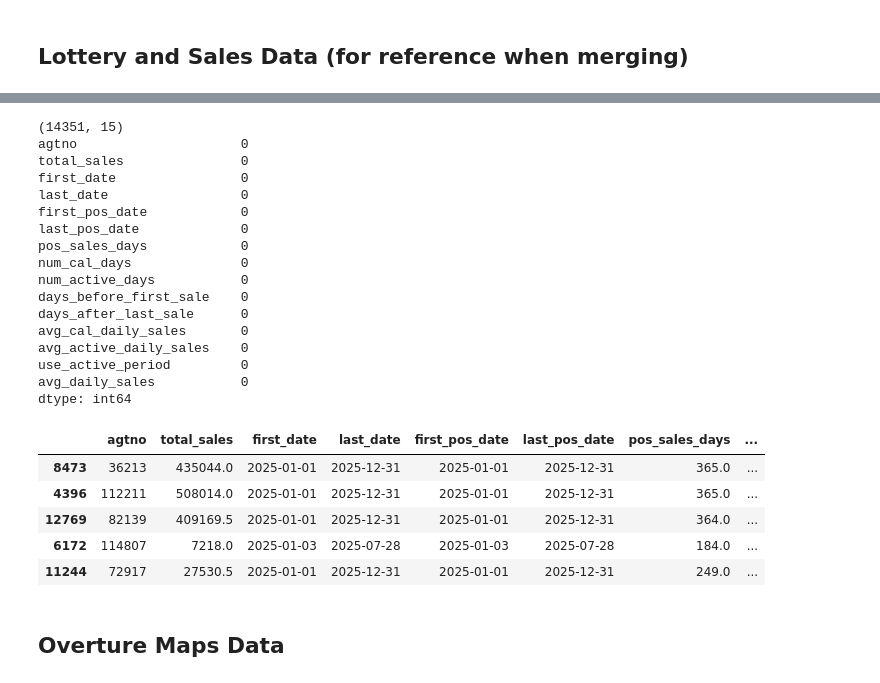
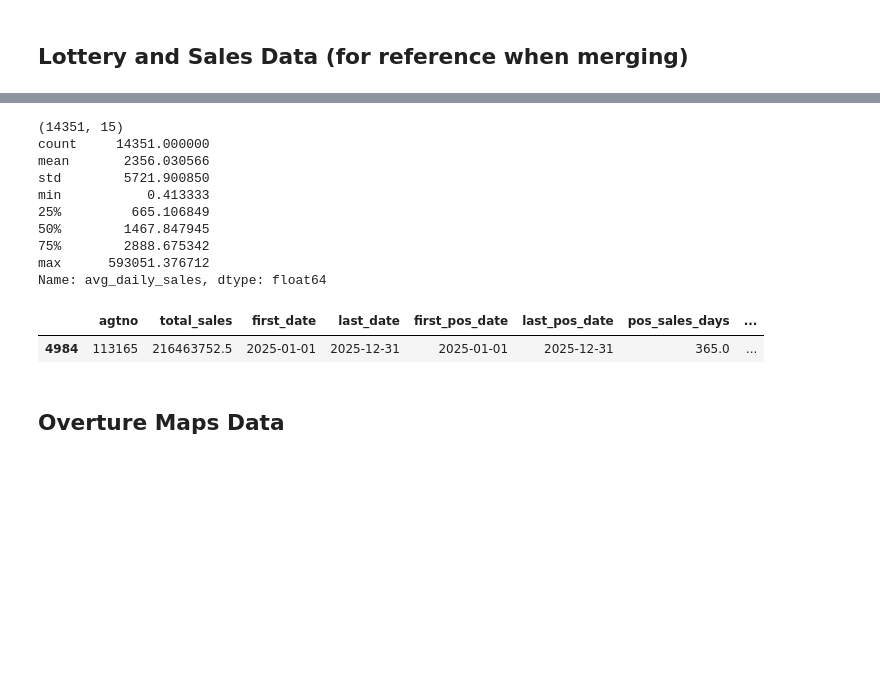
Before and after one commit to Ransommac13/mads_milestone_two, a Jupyter notebook: notebooks/variable_id.ipynb, the cells around one changed output, grey strips where cells are left out. Saved outputs shown, nothing was run; the diff lists cells and outputs as text; code cells hidden in the pictures; blank space fills up the shorter version.

```diff
--- a/notebooks/variable_id.ipynb
+++ b/notebooks/variable_id.ipynb
@@ -72,32 +55,23 @@ lottery_sales_file_path = Path(".").resolve().parent / "data/final/sales_data.pa
 sales_df = pd.read_parquet(str(lottery_sales_file_path))
 # %%
 print(sales_df.shape)
-print(sales_df.isna().sum())
-sales_df.sample(5)
+print(sales_df['avg_daily_sales'].describe())
+
+test_df = sales_df[sales_df['avg_daily_sales']>500000]
+test_df
 # %% [output]
 (14351, 15)
-agtno                     0
-total_sales               0
-first_date                0
-last_date                 0
-first_pos_date            0
-last_pos_date             0
-pos_sales_days            0
-num_cal_days              0
-num_active_days           0
-days_before_first_sale    0
-days_after_last_sale      0
-avg_cal_daily_sales       0
-avg_active_daily_sales    0
-use_active_period         0
-avg_daily_sales           0
-dtype: int64
+count     14351.000000
+mean       2356.030566
+std        5721.900850
+min           0.413333
+25%         665.106849
+50%        1467.847945
+75%        2888.675342
+max      593051.376712
+Name: avg_daily_sales, dtype: float64
 |  | agtno | total_sales | first_date | last_date | first_pos_date | last_pos_date | pos_sales_days | ... |
-| 8473 | 36213 | 435044.0 | 2025-01-01 | 2025-12-31 | 2025-01-01 | 2025-12-31 | 365.0 | ... |
-| 4396 | 112211 | 508014.0 | 2025-01-01 | 2025-12-31 | 2025-01-01 | 2025-12-31 | 365.0 | ... |
-| 12769 | 82139 | 409169.5 | 2025-01-01 | 2025-12-31 | 2025-01-01 | 2025-12-31 | 364.0 | ... |
-| 6172 | 114807 | 7218.0 | 2025-01-03 | 2025-07-28 | 2025-01-03 | 2025-07-28 | 184.0 | ... |
-| 11244 | 72917 | 27530.5 | 2025-01-01 | 2025-12-31 | 2025-01-01 | 2025-12-31 | 249.0 | ... |
+| 4984 | 113165 | 216463752.5 | 2025-01-01 | 2025-12-31 | 2025-01-01 | 2025-12-31 | 365.0 | ... |
 # %% [markdown]
 ## Overture Maps Data
 # %%
```
Also changed, not shown: parts of 1 cell of this notebook, 5 other files.
